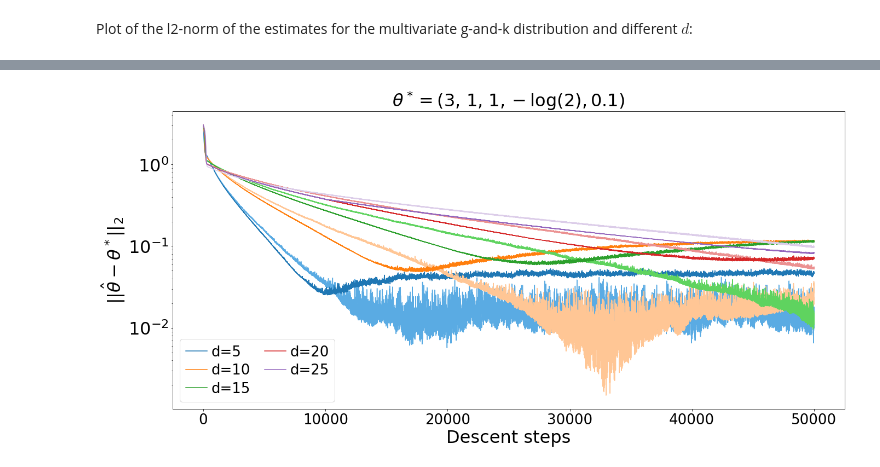
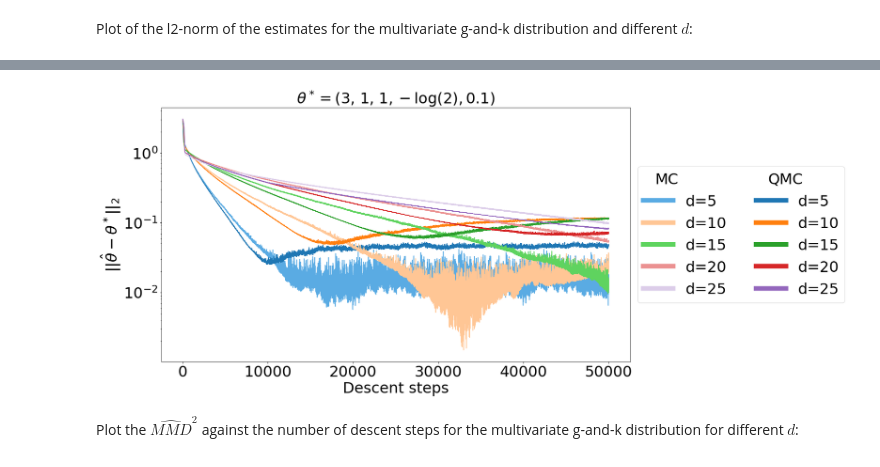
Before and after one commit to johannnamr/Discrepancy-based-inference-using-QMC, a Jupyter notebook: Visualisations/Inference.ipynb, the cells around one changed output, grey strips where cells are left out. Drawn from its saved outputs; the diff is of its cells as text; code cells hidden in the pictures.

```diff
--- a/Visualisations/Inference.ipynb
+++ b/Visualisations/Inference.ipynb
@@ -1623,3 +1227,0 @@ Plot of the l2-norm of the estimates for the multivariate g-and-k distribution a
-# %%
-theta = np.array([3,1,1,-np.log(2),0.1])
-max_it = mvgandk_mmd2_optim_d10_mc['theta'].shape[0]-1
@@ -1647,15 +1228,3 @@ Plot of the absolute error of the individual estimates for the multivariate g-an
-# %%
-SMALL_SIZE = 32
-MEDIUM_SIZE = 32
-BIGGER_SIZE = 32
-
-plt.rc('font', size=MEDIUM_SIZE)          # controls default text sizes
-plt.rc('axes', titlesize=MEDIUM_SIZE)     # fontsize of the axes title
-plt.rc('axes', labelsize=MEDIUM_SIZE)     # fontsize of the x and y labels
-plt.rc('xtick', labelsize=MEDIUM_SIZE)    # fontsize of the tick labels
-plt.rc('ytick', labelsize=MEDIUM_SIZE)    # fontsize of the tick labels
-plt.rc('legend', fontsize=SMALL_SIZE)    # legend fontsize
-plt.rc('figure', titlesize=BIGGER_SIZE)   # fontsize of the figure title
 # %%
 fig,(ax1,ax2,ax3,ax4,ax5) = plt.subplots(1,5,figsize=(38,8),sharey='row')
 cmap = plt.get_cmap("tab10")
@@ -1752,30 +1293,43 @@ def adjust_lightness(color, amount=0.5):
     c = colorsys.rgb_to_hls(*mc.to_rgb(c))
     return colorsys.hls_to_rgb(c[0], max(0, min(1, amount * c[1])), c[2])
 # %%
-plt.figure(figsize=(22,10))
 cmap = plt.get_cmap("tab10")
 
-plt.plot(dist_mc_d5, color=adjust_lightness(cmap(0),1.5))
-plt.plot(dist_rqmc_d5, color=cmap(0), label='d=5')
-plt.plot(dist_mc_d10, color=adjust_lightness(cmap(1),1.5))
-plt.plot(dist_rqmc_d10, color=cmap(1), label='d=10')
-plt.plot(dist_mc_d15, color=adjust_lightness(cmap(2),1.5))
-plt.plot(dist_rqmc_d15, color=cmap(2), label='d=15')
-plt.plot(dist_mc_d20, color=adjust_lightness(cmap(3),1.5))
-plt.plot(dist_rqmc_d20, color=cmap(3), label='d=20')
-plt.plot(dist_mc_d25, color=adjust_lightness(cmap(4),1.5))
-plt.plot(dist_rqmc_d25, color=cmap(4), label='d=25')
-plt.yscale('log', basey=10)
-#plt.xscale('log', basex=10)
-plt.ylabel(r'$||\hat{\theta}-\theta^*||_2$')
-plt.xlabel('Descent steps')
-plt.title(r'$\theta^*=($'+str(theta[0].astype(int))+', '+str(theta[1].astype(int))+', '+str(theta[2].astype(int))+r'$,-\log(2), $'+str(theta[4])+')')
-plt.legend(loc='lower left',ncol=2,handlelength=1.5,labelspacing=0.3,handletextpad=0.3,columnspacing=1)
+fig, ax = plt.subplots(figsize=(18,10))
+ax.plot(dist_mc_d5, color=adjust_lightness(cmap(0),1.5), label='d=5')
+ax.plot(dist_rqmc_d5, color=cmap(0), label='d=5')
+ax.plot(dist_mc_d10, color=adjust_lightness(cmap(1),1.5), label='d=10')
+ax.plot(dist_rqmc_d10, color=cmap(1), label='d=10')
+ax.plot(dist_mc_d15, color=adjust_lightness(cmap(2),1.5), label='d=15')
+ax.plot(dist_rqmc_d15, color=cmap(2), label='d=15')
+ax.plot(dist_mc_d20, color=adjust_lightness(cmap(3),1.5), label='d=20')
+ax.plot(dist_rqmc_d20, color=cmap(3), label='d=20')
+ax.plot(dist_mc_d25, color=adjust_lightness(cmap(4),1.5), label='d=25')
+ax.plot(dist_rqmc_d25, color=cmap(4), label='d=25')
+ax.set_yscale('log', basey=10)
+ax.set_ylabel(r'$||\hat{\theta}-\theta^*||_2$')
+ax.set_xlabel('Descent steps')
+ax.set_title(r'$\theta^*=($'+str(theta[0].astype(int))+', '+str(theta[1].astype(int))+', '+str(theta[2].astype(int))+r'$,-\log(2), $'+str(theta[4])+')')
+
+h, l = ax.get_legend_handles_labels()
+ph = [plt.plot([],marker="", ls="")[0]]*2
+handles = ph[:1] + h[::2] + ph[1:] + h[1::2]
+labels = ["MC"] + l[::2] + ["QMC"] + l[1::2]
+leg = plt.legend(handles, labels, ncol=2,loc='center left', bbox_to_anchor=(1, 0.5))
+
+for vpack in leg._legend_handle_box.get_children():
+    for hpack in vpack.get_children()[:1]:
+        hpack.get_children()[0].set_width(0)
+
+for line in leg.get_lines():
+    line.set_linewidth(10)
 
 plt.savefig('mvgandk_mmd2_estimates_l2norm.png',bbox_inches = 'tight', pad_inches = .1)
 plt.show()
 # %% [output]
-[figure, old version]
+[figure, new version]
+# %% [markdown]
+Plot the $\widehat{MMD}^2$ against the number of descent steps for the multivariate g-and-k distribution for different $d$:
 # %%
 SMALL_SIZE = 26
 MEDIUM_SIZE = 32
```
Also changed, not shown: parts of 32 cells of this notebook.
